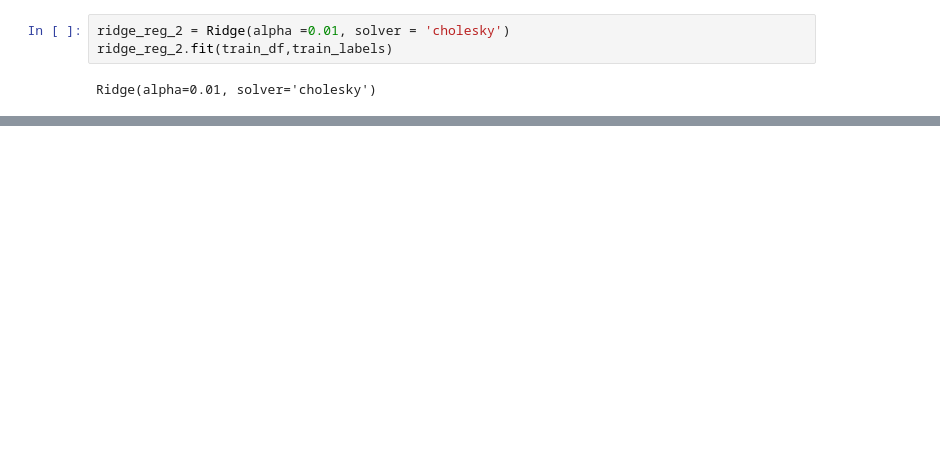
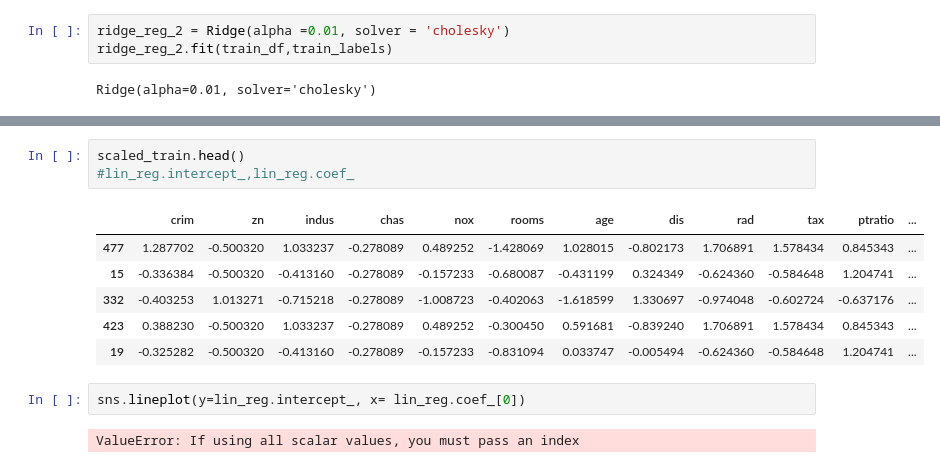
Before and after one commit to tisSoFluffy/MSDS422_ML, a Jupyter notebook: Untitled1.ipynb, the cells around one changed output, grey strips where cells are left out. Saved outputs shown, nothing was run; the diff lists cells and outputs as text; blank space fills up the shorter version.

```diff
--- a/Untitled1.ipynb
+++ b/Untitled1.ipynb
@@ -401,0 +367,14 @@ Ridge(alpha=0.01, solver='cholesky')
+# %%
+scaled_train.head()
+#lin_reg.intercept_,lin_reg.coef_
+# %% [output]
+|  | crim | zn | indus | chas | nox | rooms | age | dis | rad | tax | ptratio | ... |
+| 477 | 1.287702 | -0.500320 | 1.033237 | -0.278089 | 0.489252 | -1.428069 | 1.028015 | -0.802173 | 1.706891 | 1.578434 | 0.845343 | ... |
+| 15 | -0.336384 | -0.500320 | -0.413160 | -0.278089 | -0.157233 | -0.680087 | -0.431199 | 0.324349 | -0.624360 | -0.584648 | 1.204741 | ... |
+| 332 | -0.403253 | 1.013271 | -0.715218 | -0.278089 | -1.008723 | -0.402063 | -1.618599 | 1.330697 | -0.974048 | -0.602724 | -0.637176 | ... |
+| 423 | 0.388230 | -0.500320 | 1.033237 | -0.278089 | 0.489252 | -0.300450 | 0.591681 | -0.839240 | 1.706891 | 1.578434 | 0.845343 | ... |
+| 19 | -0.325282 | -0.500320 | -0.413160 | -0.278089 | -0.157233 | -0.831094 | 0.033747 | -0.005494 | -0.624360 | -0.584648 | 1.204741 | ... |
+# %%
+sns.lineplot(y=lin_reg.intercept_, x= lin_reg.coef_[0])
+# %% [output]
+ValueError: If using all scalar values, you must pass an index
```
Also changed, not shown: parts of 16 cells of this notebook.
